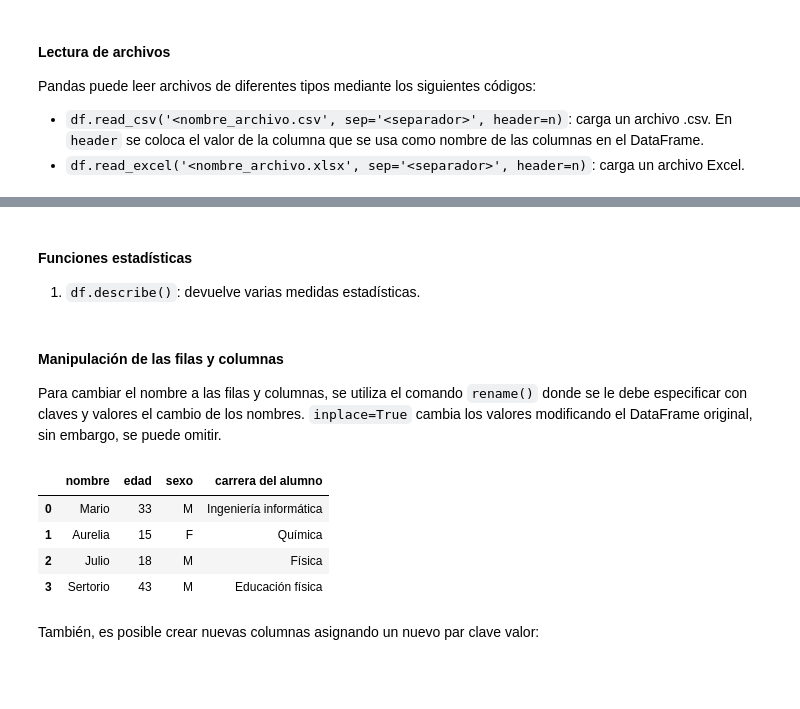
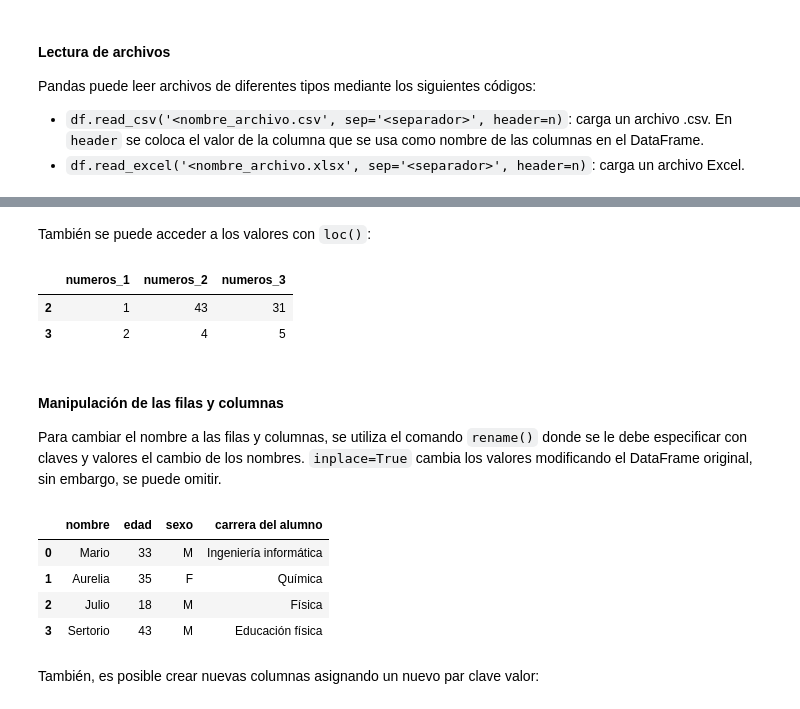
Before and after one commit to GabyPinilla/resumenes, a Jupyter notebook: Resumen_Python.ipynb, the cells around one changed output, grey strips where cells are left out. Drawn from its saved outputs; the diff is of its cells as text; code cells hidden in the pictures; blank space fills up the shorter version.

```diff
--- a/Resumen_Python.ipynb
+++ b/Resumen_Python.ipynb
@@ -793,11 +793,11 @@ Para crear un DataFrame se utiliza la siguiente sintaxis: `pd.DataFrame(data=<da
 Ejemplo:
 # %%
 datos = {'nombre': ['Mario', 'Aurelia', 'Julio', 'Sertorio'],
-         'edad':[33, 15, 18, 43],
+         'edad':[33, 35, 18, 43],
          'sexo':['M', 'F', 'M', 'M'],
          'carrera':['Ingeniería informática', 'Química', 'Física', 'Educación física']}
-df = pd.DataFrame(data=datos)
-df
+df_nombres = pd.DataFrame(data=datos)
+df_nombres
 # %% [output]
 |  | nombre | edad | sexo | carrera |
 | 0 | Mario | 33 | M | Ingeniería informática |
@@ -858,17 +861,21 @@ df_numeros.iloc[[0,1,2,3],[1,2]] # o df_numeros.iloc[[0:4],[1,2]]
-# %% [markdown]
-#### Funciones estadísticas
-
-1. `df.describe()`: devuelve varias medidas estadísticas.
+# %% [markdown]
+También se puede acceder a los valores con `loc()`:
+# %%
+df_numeros.loc[[2,3]]
+# %% [output]
+|  | numeros_1 | numeros_2 | numeros_3 |
+| 2 | 1 | 43 | 31 |
+| 3 | 2 | 4 | 5 |
 # %% [markdown]
 #### Manipulación de las filas y columnas
 Para cambiar el nombre a las filas y columnas, se utiliza el comando `rename()` donde se le debe especificar con claves y valores el cambio de los nombres. `inplace=True` cambia los valores modificando el DataFrame original, sin embargo, se puede omitir.
 # %%
-df.rename(columns= {'carrera':'carrera del alumno'}, inplace=True)
-df
+df_nombres.rename(columns= {'carrera':'carrera del alumno'}, inplace=True)
+df_nombres
 # %% [output]
 |  | nombre | edad | sexo | carrera del alumno |
 | 0 | Mario | 33 | M | Ingeniería informática |
-| 1 | Aurelia | 15 | F | Química |
+| 1 | Aurelia | 35 | F | Química |
 | 2 | Julio | 18 | M | Física |
 | 3 | Sertorio | 43 | M | Educación física |
 # %% [markdown]
```
Also changed, not shown: parts of 10 cells of this notebook.
